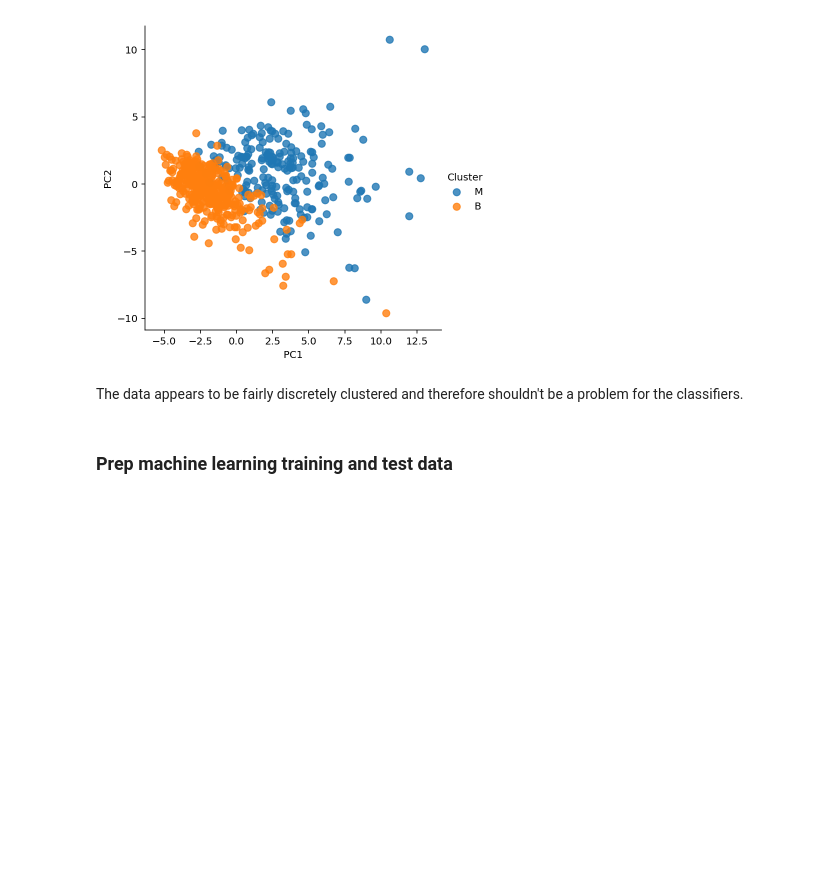
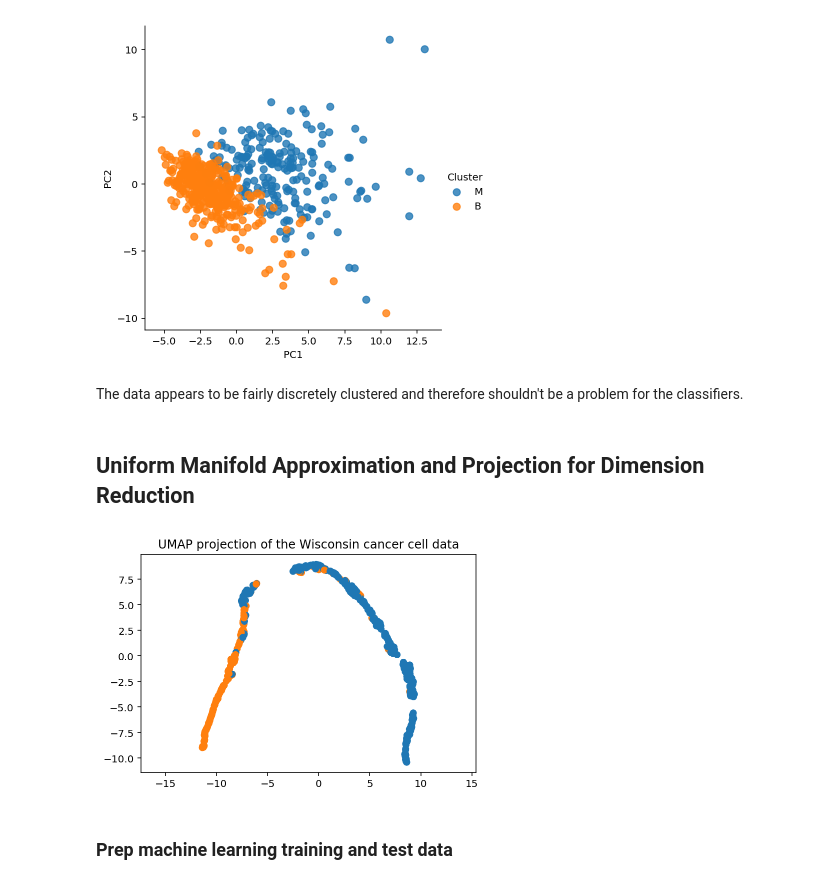
Before and after one commit to scheckley/kaggle-wisconsin-ml, a Jupyter notebook: notebooks/scratch.ipynb, the cells around one changed output. Saved outputs shown, nothing was run; the diff lists cells and outputs as text; code cells hidden in the pictures; blank space fills up the shorter version.

Commit message:
added manifold approximation projection for dimensionality reduction

```diff
--- a/notebooks/scratch.ipynb
+++ b/notebooks/scratch.ipynb
@@ -229,6 +241,24 @@ sns.lmplot( x="PC1", y="PC2",
 [figure]
 # %% [markdown]
 The data appears to be fairly discretely clustered and therefore shouldn't be a problem for the classifiers.
+# %% [markdown]
+## Uniform Manifold Approximation and Projection for Dimension Reduction
+# %%
+#https://umap-learn.readthedocs.io/en/latest/index.html
+
+import umap
+reducer = umap.UMAP()
+
+embedding = reducer.fit_transform(x_data)
+embedding.shape
+
+y_data2 = y_data.replace(('M', 'B'), (1, 0), inplace=False)
+
+plt.scatter(embedding[:, 0], embedding[:, 1], c=[sns.color_palette()[x] for x in y_data2])
+plt.gca().set_aspect('equal', 'datalim')
+plt.title('UMAP projection of the Wisconsin cancer cell data', fontsize=12);
+# %% [output]
+[figure, added]
 # %% [markdown]
 ### Prep machine learning training and test data
 # %%
```
Also changed, not shown: parts of 4 cells of this notebook.
